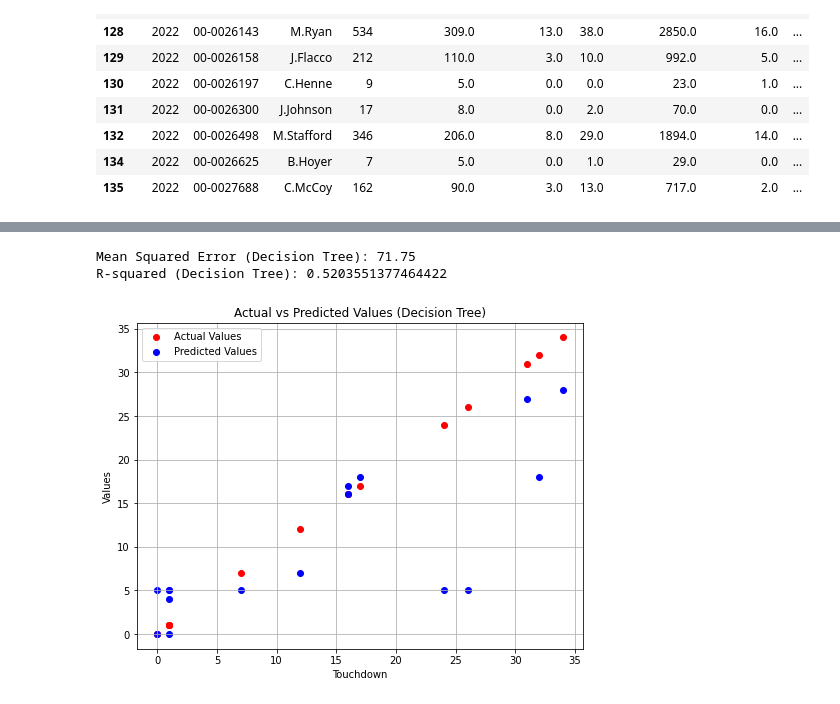
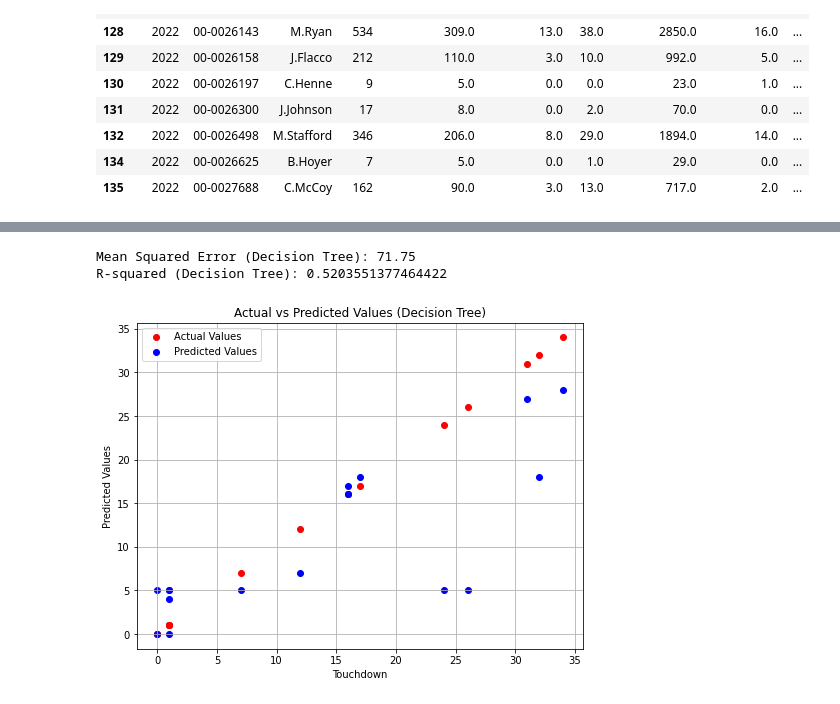
Before and after one commit to LouisRubyE/Ds_Bstats_FP, a Jupyter notebook: DataScienceFP/nfl.ipynb, the cells around one changed output, grey strips where cells are left out. Saved outputs shown, nothing was run; the diff lists cells and outputs as text; code cells hidden in the pictures.

```diff
--- a/DataScienceFP/nfl.ipynb
+++ b/DataScienceFP/nfl.ipynb
@@ -376,32 +376,32 @@ y = new_qb_df[target]
 
 # Split the data into training and testing sets
 X_train, X_test, y_train, y_test = train_test_split(X, y, test_size=0.2, random_state=22)
 
 # Create and train the Decision Tree Regression model
 tree_model = DecisionTreeRegressor(random_state=22)
 tree_model.fit(X_train, y_train)
 
 # Make predictions on the test set
 predictions = tree_model.predict(X_test)
 
 # Model evaluation
 mse = mean_squared_error(y_test, predictions)
 r2 = r2_score(y_test, predictions)
 
 print(f"Mean Squared Error (Decision Tree): {mse}")
 print(f"R-squared (Decision Tree): {r2}")
 
 # Visualize actual vs predicted values
 plt.figure(figsize=(8, 6))
 plt.scatter(y_test, y_test, color='red', label='Actual Values')
 plt.scatter(y_test, predictions, color='blue', label='Predicted Values')
 plt.title('Actual vs Predicted Values (Decision Tree)')
 plt.xlabel('Touchdown')
-plt.ylabel('Values')
+plt.ylabel('Predicted Values')
 plt.legend()
 plt.grid(True)
 plt.show()
 # %% [output]
 Mean Squared Error (Decision Tree): 71.75
 R-squared (Decision Tree): 0.5203551377464422
-[figure, old version]
+[figure, new version]
```
Also changed, not shown: parts of 7 cells of this notebook.
